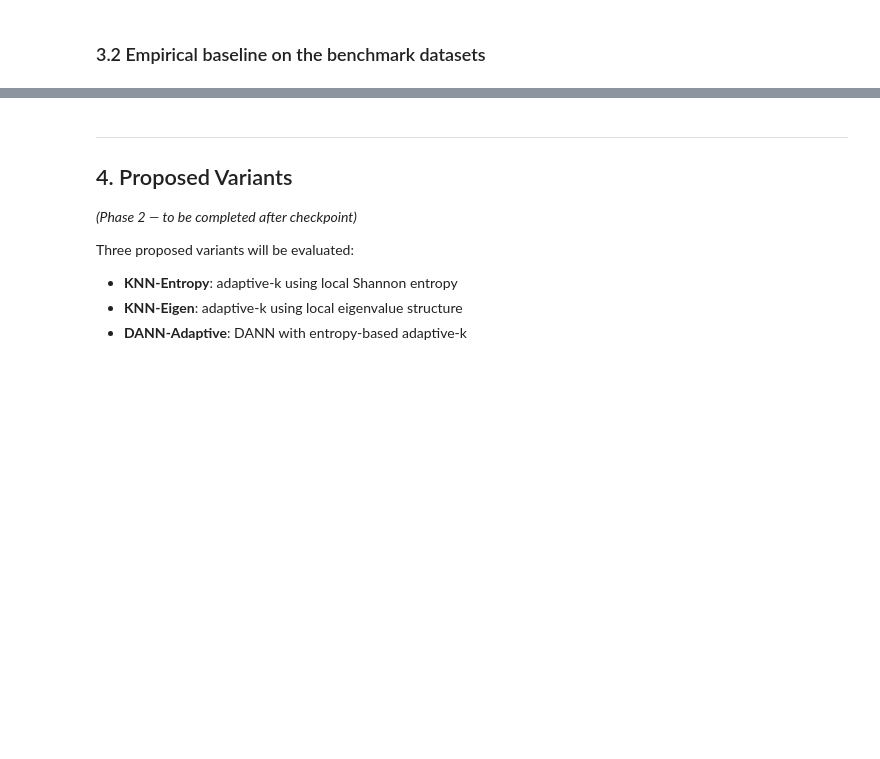
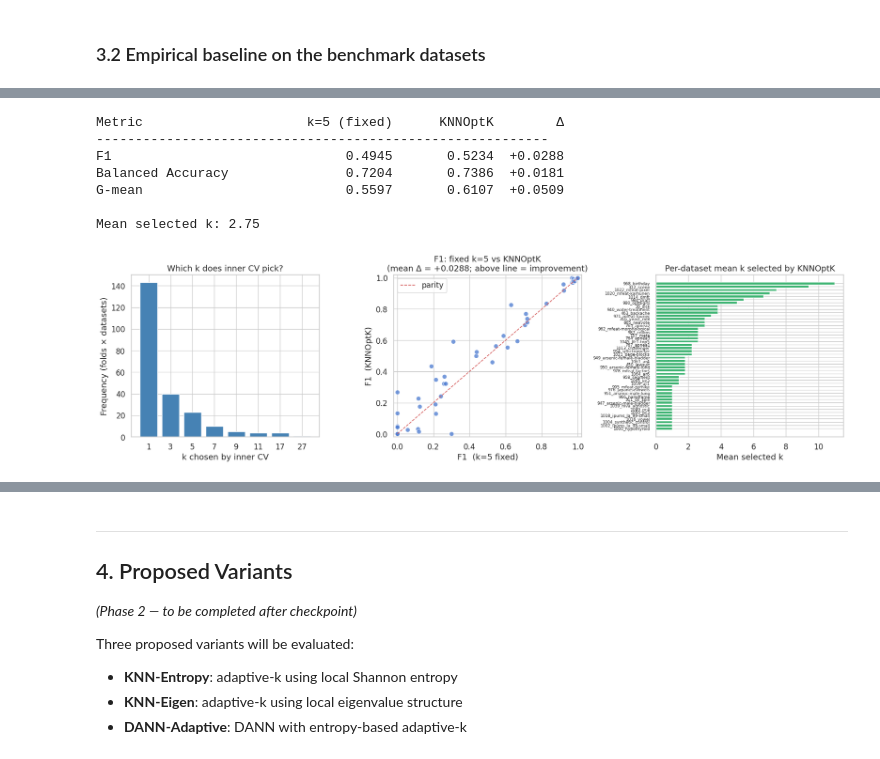
Before and after one commit to zepaulo333/knn_classimbalance, a Jupyter notebook: notebooks/analysis.ipynb, the cells around one changed output, grey strips where cells are left out. Cells and saved outputs as stored; diff of their text form; code cells hidden in the pictures; blank space fills up the shorter version.

```diff
--- a/notebooks/analysis.ipynb
+++ b/notebooks/analysis.ipynb
@@ -390 +503,67 @@ Observation: no single k is optimal across all datasets — motivates adaptive-k
+# %%
+# ── KNNOptK vs fixed k=5: metrics comparison and visualisation ───────────────
+
+per_dataset_optk = (
+    opt_k_df
+    .groupby("dataset")[["IR", "f1", "balanced_accuracy", "geometric_mean", "roc_auc", "best_k"]]
+    .mean()
+    .round(4)
+)
+per_dataset_optk.to_csv(TAB_DIR / "opt_k_per_dataset.csv")
+
+print(f"{'Metric':<25} {'k=5 (fixed)':>12} {'KNNOptK':>12} {'Δ':>8}")
+print("-" * 58)
+for col, label in [("f1", "F1"), ("balanced_accuracy", "Balanced Accuracy"), ("geometric_mean", "G-mean")]:
+    v5 = per_dataset["f1" if col == "f1" else col].mean()
+    vopt = per_dataset_optk[col].mean()
+    print(f"{label:<25} {v5:>12.4f} {vopt:>12.4f} {vopt - v5:>+8.4f}")
+print(f"\nMean selected k: {per_dataset_optk['best_k'].mean():.2f}")
+
+fig, axes = plt.subplots(1, 3, figsize=(17, 5))
+
+# Panel 1: distribution of selected k values
+k_counts = pd.Series(selected_ks).value_counts().sort_index()
+axes[0].bar(k_counts.index.astype(str), k_counts.values, color="steelblue", edgecolor="white")
+axes[0].set_xlabel("k chosen by inner CV")
+axes[0].set_ylabel("Frequency (folds × datasets)")
+axes[0].set_title("Which k does inner CV pick?")
+
+# Panel 2: F1 scatter — fixed k=5 vs KNNOptK
+merged = (
+    per_dataset[["f1"]].rename(columns={"f1": "f1_k5"})
+    .join(per_dataset_optk[["f1"]].rename(columns={"f1": "f1_optk"}))
+)
+delta_f1 = (merged["f1_optk"] - merged["f1_k5"]).mean()
+axes[1].scatter(merged["f1_k5"], merged["f1_optk"], alpha=0.75, edgecolors="white", s=55)
+axes[1].plot([0, 1], [0, 1], "r--", linewidth=1.2, label="parity")
+axes[1].set_xlabel("F1  (k=5 fixed)")
+axes[1].set_ylabel("F1  (KNNOptK)")
+axes[1].set_title(f"F1: fixed k=5 vs KNNOptK\n(mean Δ = {delta_f1:+.4f}; above line = improvement)")
+axes[1].set_xlim(-0.02, 1.02)
+axes[1].set_ylim(-0.02, 1.02)
+axes[1].legend()
+
+# Panel 3: selected k per dataset (mean across folds)
+k_mean_by_ds = per_dataset_optk["best_k"].sort_values()
+axes[2].barh(range(len(k_mean_by_ds)), k_mean_by_ds.values, color="mediumseagreen", edgecolor="white")
+axes[2].set_yticks(range(len(k_mean_by_ds)))
+axes[2].set_yticklabels(
+    [n.replace("dataset_", "").replace("analcatdata_", "") for n in k_mean_by_ds.index],
+    fontsize=6.5,
+)
+axes[2].set_xlabel("Mean selected k")
+axes[2].set_title("Per-dataset mean k selected by KNNOptK")
+
+plt.tight_layout()
+fig.savefig(FIG_DIR / "opt_k_evaluation.png", dpi=150, bbox_inches="tight")
+plt.show()
+# %% [output]
+Metric                     k=5 (fixed)      KNNOptK        Δ
+----------------------------------------------------------
+F1                              0.4945       0.5234  +0.0288
+Balanced Accuracy               0.7204       0.7386  +0.0181
+G-mean                          0.5597       0.6107  +0.0509
+
+Mean selected k: 2.75
+[figure, added]
 # %% [markdown]
```
Also changed, not shown: parts of 13 cells of this notebook, 12 other files.
